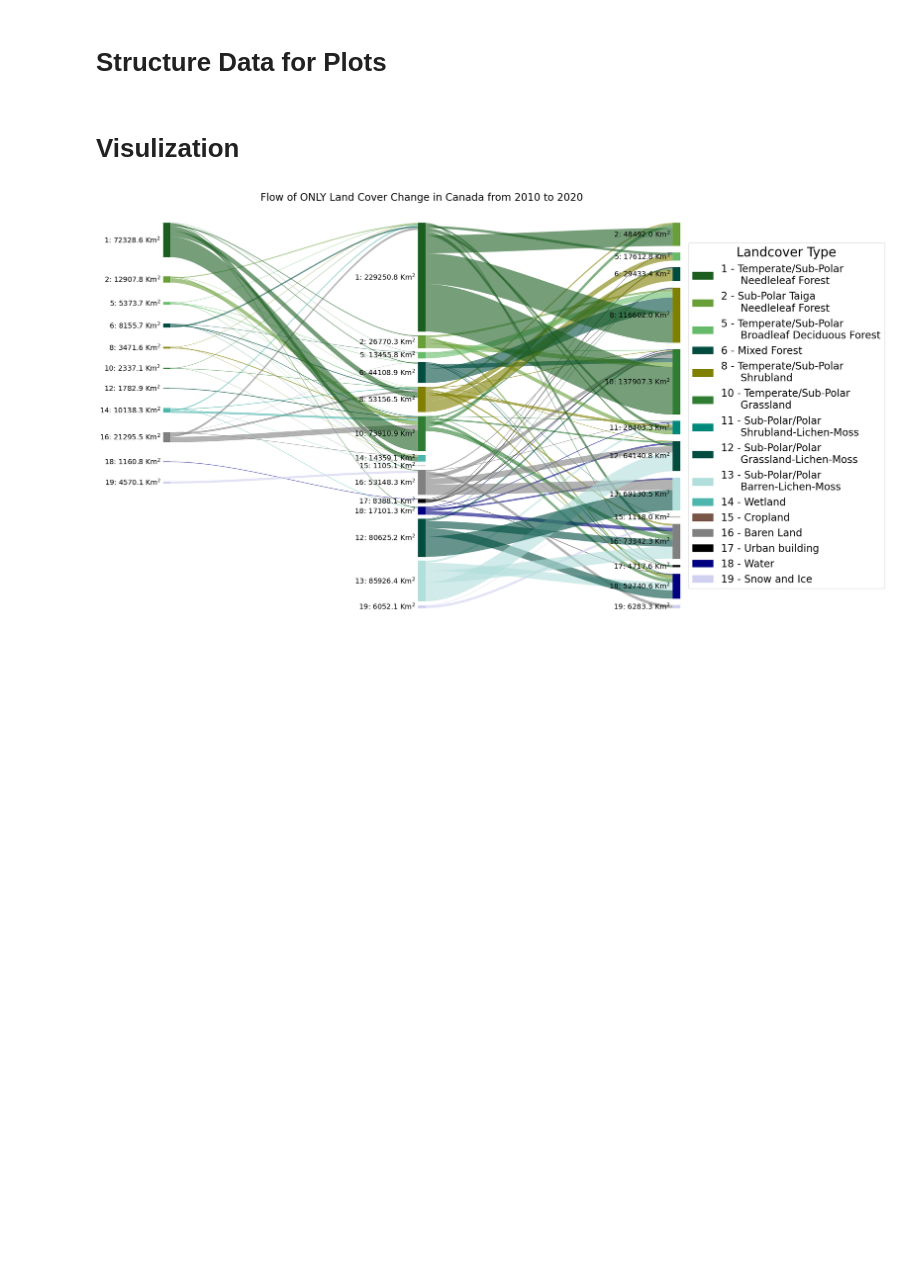
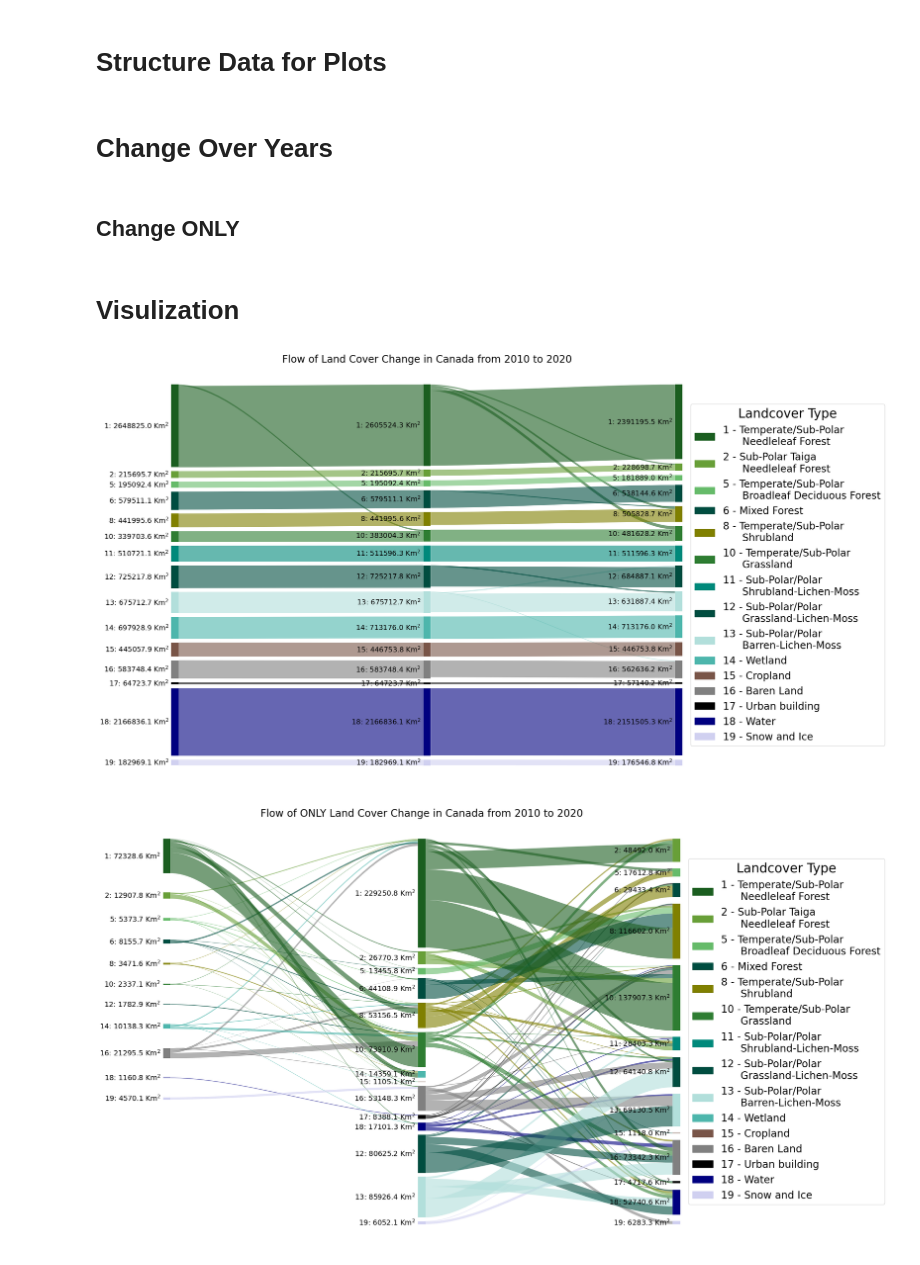
Before and after one commit to Forest-Fire-Research/vegetation-land-cover-canada, a Jupyter notebook: notebooks/4_change_over_years_sankey.ipynb, the cells around one changed output. Cells and saved outputs as stored; diff of their text form; code cells hidden in the pictures; blank space fills up the shorter version.

```diff
--- a/notebooks/4_change_over_years_sankey.ipynb
+++ b/notebooks/4_change_over_years_sankey.ipynb
@@ -194,3 +194,5 @@ def plot_legend(
     del patches
 # %% [markdown]
 # Structure Data for Plots
+# %% [markdown]
+# Change Over Years
@@ -197,3 +287,5 @@ def plot_legend(
+# %% [markdown]
+## Change ONLY
 # %%
 change_only_node_levels = []
 change_only_flows = []
@@ -284,6 +376,38 @@ for label in change_only_unique_label_list:
     change_only_unique_color_list.append(LANDCOVER_COLORS[int(label.strip())])
 # %% [markdown]
 # Visulization
+# %%
+cmap = mcolors.ListedColormap(change_unique_color_list)
+
+plt.figure(
+    figsize = (20, 15)
+)
+sankey_change_only = Sankey(
+    nodes = change_node_levels,
+    node_opts=dict(label_format='{label}: {value:.1f} Km$^2$'),
+    flows = change_flows,
+    flow_color_mode='source',
+    cmap = cmap
+)
+sankey_change_only.draw()
+
+plot_legend()
+
+plt.savefig(
+    f"../assets/figures/landcover_canada_change_sankey_2010_2020.png",
+    transparent = True,
+    bbox_inches = 'tight', # compress the content
+    pad_inches = 0, # have no extra margin
+)
+
+plt.title(
+    "Flow of Land Cover Change in Canada from 2010 to 2020",
+    fontsize = 20
+)
+
+plt.show()
+# %% [output]
+[figure, added]
 # %%
 cmap = mcolors.ListedColormap(change_only_unique_color_list)
 
```
Also changed, not shown: parts of 2 cells of this notebook, 1 other file.
